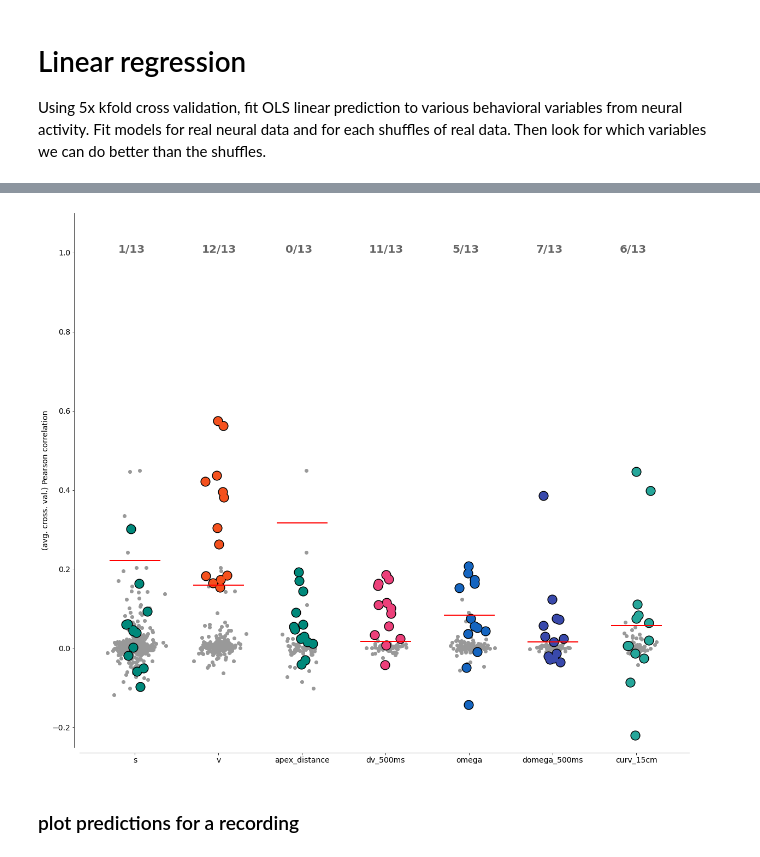
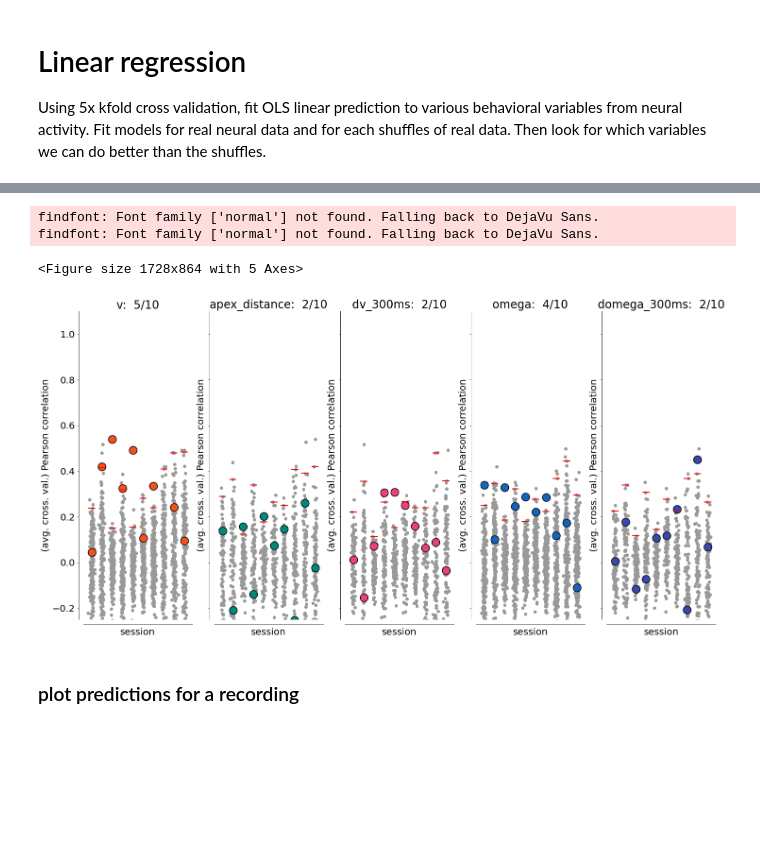
Before and after one commit to BrancoLab/LocomotionControl, a Jupyter notebook: thesis/Chpt4/F7.ipynb, the cells around one changed output, grey strips where cells are left out. Saved outputs shown, nothing was run; the diff lists cells and outputs as text; code cells hidden in the pictures; blank space fills up the shorter version.

```diff
--- a/thesis/Chpt4/F7.ipynb
+++ b/thesis/Chpt4/F7.ipynb
@@ -122,9 +97,7 @@ def fit_model(df:pd.DataFrame, X:pd.DataFrame, X_shuffle:dict, variable:str, sav
 
         # fit OLS & getc correlation on test
         model = sm.OLS(Y_train, X_train).fit()
-
-        # TODO get a different accuracy metric ?
-        # model.save(str(models_cache / f"{savename}_{variable}_fold_{i}.pkl"))
+        model.save(str(models_cache / f"{savename}_{variable}_fold_{i}.pkl"))
         pearson_correlations[variable].append(
             pearsonr(model.predict(X_test), Y_test)[0]
         )
@@ -138,14 +111,18 @@ def fit_model(df:pd.DataFrame, X:pd.DataFrame, X_shuffle:dict, variable:str, sav
             # fit shuffled and get correlation
             model_shuffle = sm.OLS(Y_train, X_train_shuffle).fit()
             # model_shuffle.save(str(models_cache / f"{savename}_{variable}_shuffle_{s}_fold_{i}.pkl"))
-            pearson_correlations[f"{variable}_shuffle_{i}"].append(
+            pearson_correlations[f"{variable}_shuffle_{s}"].append(
                 pearsonr(model_shuffle.predict(X_test_shuffle), Y_test)[0]
             )
 
 
     return pearson_correlations
 # %%
+TARGET = "CUN/PPN"
+recordings = get_recording_names(region=TARGET)
+variables = ["v", "apex_distance",  "dv_300ms", "omega", "domega_300ms",]
 
+# initialize empty data storage
 correlations = {f"{variable}_shuffle_{i}":[] for i in range(100) for variable in variables}
 for variable in variables:
     correlations[variable] = []
@@ -153,15 +130,17 @@ correlations["recording"] = []
 
 
 for i, pqf in enumerate(parquet_files):
-    if "220409" in pqf.stem:
+    if pqf.stem not in recordings:
+        continue
+    print(f"Doing recording {1+i}/{len(parquet_files)}")
+    df, units, X, X_shuffle = load_parquet_data(pqf)
+    if len(units) < 5:
+        print(f"Skipping recording {pqf.stem} because it has less than 10 units")
         continue
 
-    print(f"Doing recording {1+i}/{len(parquet_files)}")
-    df, units, X, X_shuffle = load_parquet_data(pqf)
     correlations["recording"].append(pqf.stem)
 
     for variable in variables:
-        print(f"    doing variable '{variable}'")
         varcors = fit_model(df, X, X_shuffle,  variable, pqf.stem)
 
         for i in range(100):
@@ -308,40 +203,55 @@ def outline(artist: Artist, lw: float = 1, color: str = "white"):
 # %%
 recs = [f.stem for f in parquet_files]
 
 
 ONE = np.ones(len(correlations))
 
-f, ax = plt.subplots(figsize=(20, 18))
+f, axes = plt.subplots(1, len(variables), figsize=(24, 12), sharey=True, sharex=True)
 
 for n, var in enumerate(cols):
-    y = correlations[var]
-    x = ONE*n + np.random.normal(0, .07, len(correlations))
-    ax.scatter(x, y, color="k", s=200, lw=4, ec="k", zorder=100, label=var)
-    ax.scatter(x, y, color=colors[var], s=200, zorder=100, label=var)
+    ax = axes[n]
+    shuffle_cols = [c for c in correlations.columns if "shuffle" in c and var in c]
 
 
-    # plot suffled correlations
-    shuffle_cols = [c for c in correlations.columns if "shuffle" in c and var in c]
-    y_shuff = correlations[shuffle_cols].values.ravel()
-
-    x = np.ones(len(y_shuff)) * n + np.random.normal(0, .1, len(y_shuff))
-    ax.scatter(x, y_shuff, color=[.6, .6, .6], alpha=1, zorder=-1)
+    # count recordings above noise threshold and plot (iterating over recordings)
+    count = 0
+    for i in range(correlations[var].shape[0]):
+        # plot correlation values
+        y = correlations[var].iloc[i]
+        # x = ONE * n + np.random.normal(0, .07, len(correlations))
+        x = i
+        ax.scatter(x, y, color="k", s=200, lw=4, ec="k", zorder=100, label=var)
+        ax.scatter(x, y, color=colors[var], s=200, zorder=100, label=var)
 
 
-    # get the threshld as 99th percentile
-    th = np.nanpercentile(y_shuff, 99)
-    ax.plot([n-.3, n+.3], [th, th], color="r", lw=2, zorder=100)
+        # plot shuffled correlations
+        y_shuff = correlations[shuffle_cols].iloc[i].values.ravel()
 
-    # count how many in y are above the threshold
-    count = np.sum(y > th)
+        x = np.ones(len(y_shuff)) * x + np.random.normal(0, .1, len(y_shuff))
+        ax.scatter(x, y_shuff, color=[.6, .6, .6], alpha=1, zorder=-1)
+
+
+        # get > threshold
+        th = np.nanpercentile(y_shuff, 99)
+        ax.plot([i-.3, i+.3], [th, th], color="r", lw=2, zorder=100)
+
+        if y > th:
+            count += 1
 
     # add text to display count
-    ax.text(n-.2, 1, f"{count}/{len(y)}", color=[.4, .4, .4], fontsize=20, fontweight="bold")
+    # ax.text(n*12-.2, 1, f"{count}/{len(correlations[var])}", color=[.4, .4, .4], fontsize=20, fontweight="bold")
+    _ = ax.set(ylim=[-.25, 1.1],  ylabel="(avg. cross. val.) Pearson correlation", title=f"{var}:  {count}/{len(correlations[var])}", xlabel="session", xticks=[])
 
 clean_axes(f)
-_ = ax.set(ylim=[-.25, 1.1],  xticks=np.arange(len(cols)), xticklabels=cols, ylabel="(avg. cross. val.) Pearson correlation")
+# _ = ax.set(ylim=[-.25, 1.1],  xticks=np.arange(len(cols)), xticklabels=cols, ylabel="(avg. cross. val.) Pearson correlation")
+# save figure
+TARGET = TARGET if "MOs" in TARGET else "CUN_PPN"
+f.savefig(f"D:\\Dropbox (UCL)\\Rotation_vte\\Writings\\THESIS\\Chpt4\\Plots\\population_decoding_{TARGET}.svg")
 # %% [output]
+findfont: Font family ['normal'] not found. Falling back to DejaVu Sans.
+findfont: Font family ['normal'] not found. Falling back to DejaVu Sans.
+<Figure size 1728x864 with 5 Axes>
-[figure, old version]
+[figure, new version]
 # %% [markdown]
 ### plot predictions for a recording
 # %%
```
Also changed, not shown: parts of 18 cells of this notebook, 10 other files.
